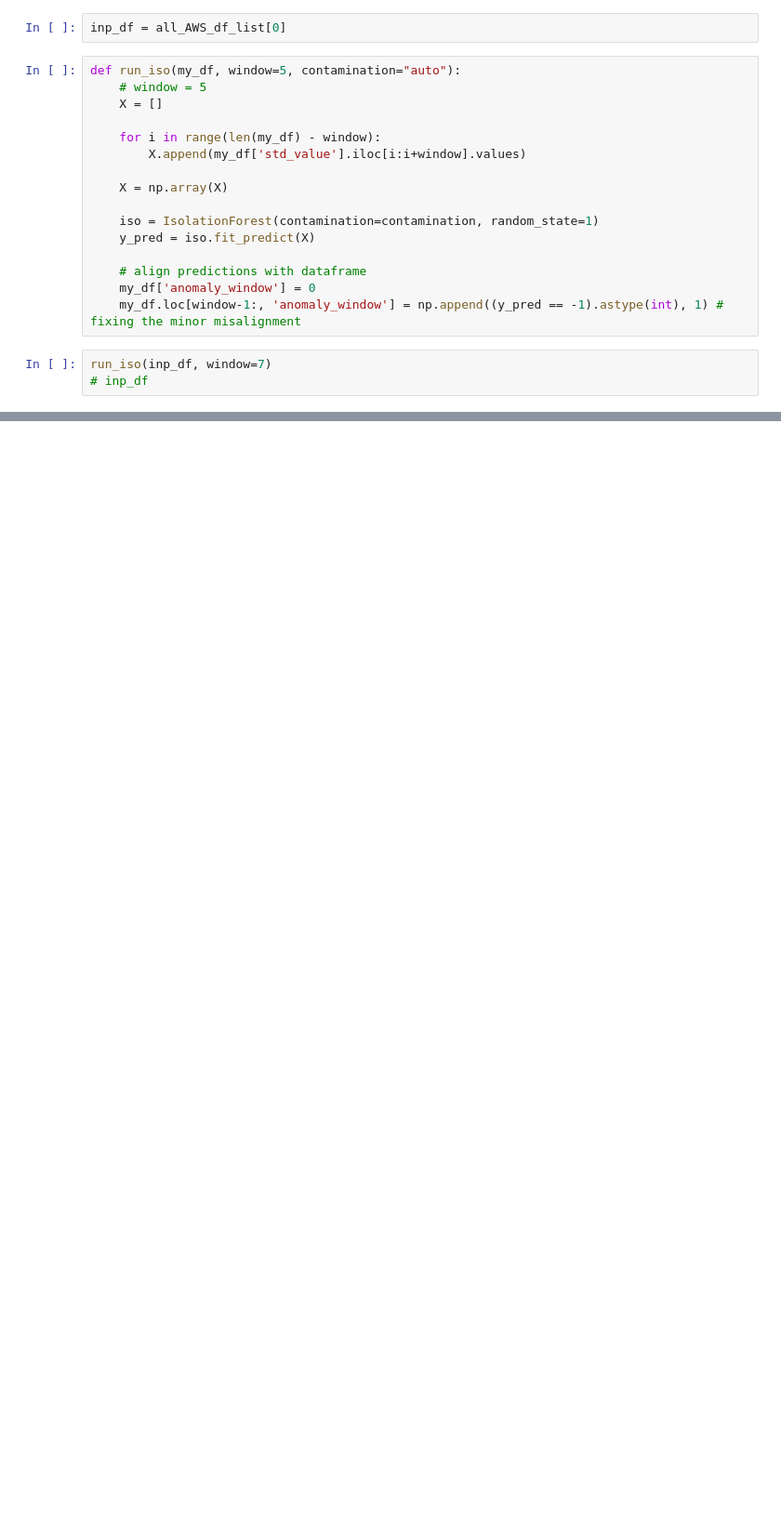
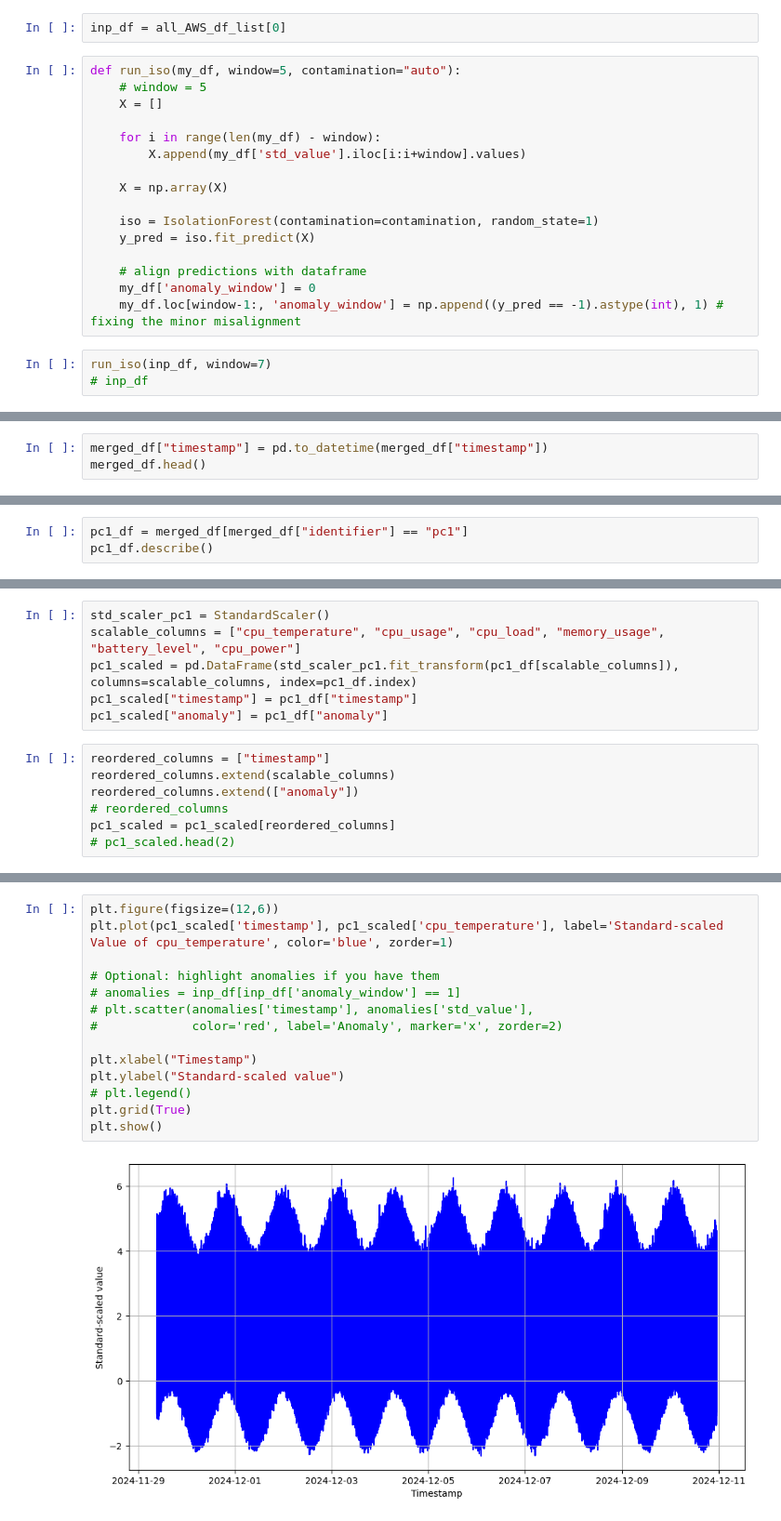
Before and after one commit to Martini-111/Anomaly_Detection, a Jupyter notebook: NAB_notebook.ipynb, the cells around one changed output, grey strips where cells are left out. Shown at 93% size. Saved outputs shown, nothing was run; the diff lists cells and outputs as text; blank space fills up the shorter version.

```diff
--- a/NAB_notebook.ipynb
+++ b/NAB_notebook.ipynb
@@ -118,0 +106,3 @@ plt.show()
+# %%
+merged_df["timestamp"] = pd.to_datetime(merged_df["timestamp"])
+merged_df.head()
@@ -118,0 +134,3 @@ plt.show()
+# %%
+pc1_df = merged_df[merged_df["identifier"] == "pc1"]
+pc1_df.describe()
@@ -118,0 +147,13 @@ plt.show()
+# %%
+std_scaler_pc1 = StandardScaler()
+scalable_columns = ["cpu_temperature", "cpu_usage", "cpu_load", "memory_usage", "battery_level", "cpu_power"]
+pc1_scaled = pd.DataFrame(std_scaler_pc1.fit_transform(pc1_df[scalable_columns]), columns=scalable_columns, index=pc1_df.index)
+pc1_scaled["timestamp"] = pc1_df["timestamp"]
+pc1_scaled["anomaly"] = pc1_df["anomaly"]
+# %%
+reordered_columns = ["timestamp"]
+reordered_columns.extend(scalable_columns)
+reordered_columns.extend(["anomaly"])
+# reordered_columns
+pc1_scaled = pc1_scaled[reordered_columns]
+# pc1_scaled.head(2)
@@ -118,0 +179,16 @@ plt.show()
+# %%
+plt.figure(figsize=(12,6))
+plt.plot(pc1_scaled['timestamp'], pc1_scaled['cpu_temperature'], label='Standard-scaled Value of cpu_temperature', color='blue', zorder=1)
+
+# Optional: highlight anomalies if you have them
+# anomalies = inp_df[inp_df['anomaly_window'] == 1]
+# plt.scatter(anomalies['timestamp'], anomalies['std_value'],
+#             color='red', label='Anomaly', marker='x', zorder=2)
+
+plt.xlabel("Timestamp")
+plt.ylabel("Standard-scaled value")
+# plt.legend()
+plt.grid(True)
+plt.show()
+# %% [output]
+[figure, added]
```
Also changed, not shown: parts of 14 cells of this notebook.
